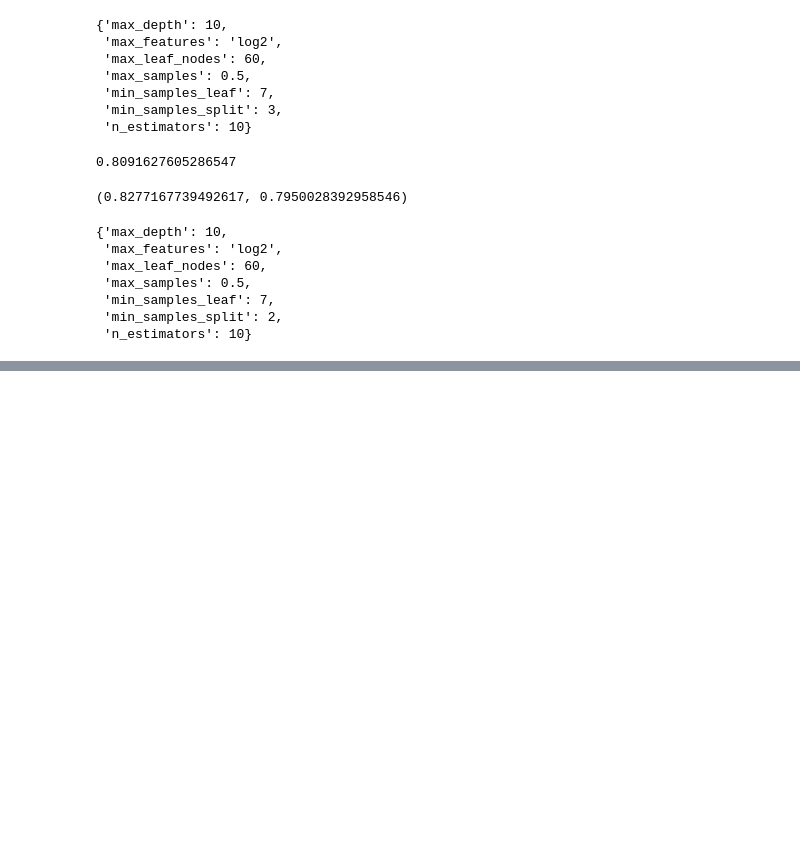
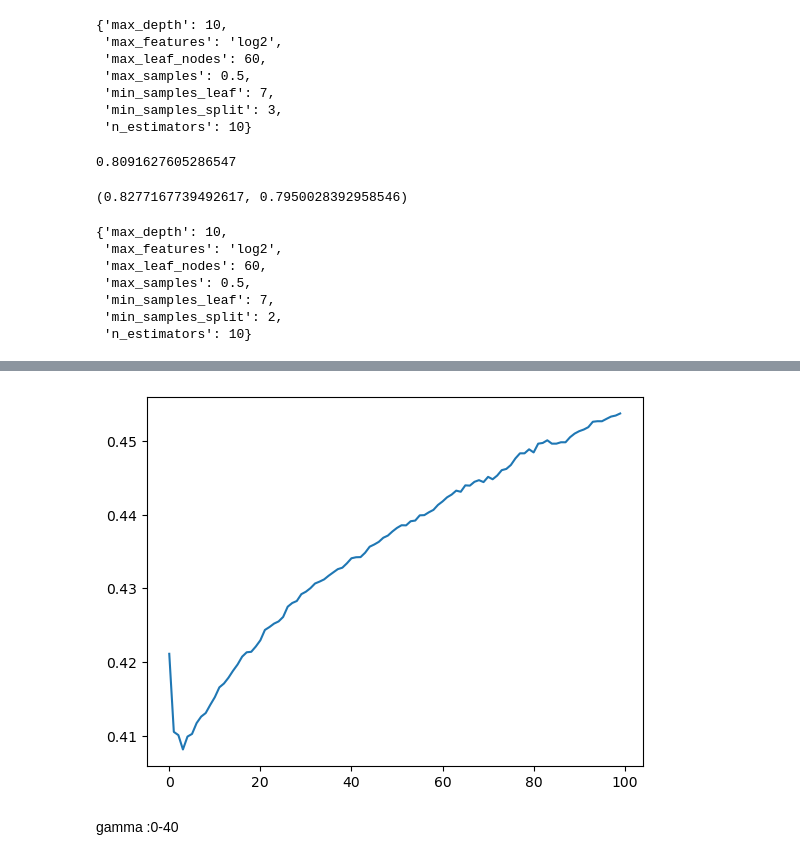
Before and after one commit to 5Hongjian/Telco_Customer_Churn_, a Jupyter notebook: optimization.ipynb, the cells around one changed output, grey strips where cells are left out. Cells and saved outputs as stored; diff of their text form; code cells hidden in the pictures; blank space fills up the shorter version.

```diff
--- a/optimization.ipynb
+++ b/optimization.ipynb
@@ -181,0 +393,6 @@ grid_RF_0.best_params_
+# %%
+plt.plot(gamma,test);
+# %% [output]
+[figure, added]
+# %% [markdown]
+gamma :0-40
```
Also changed, not shown: parts of 60 cells of this notebook, 1 other file.
